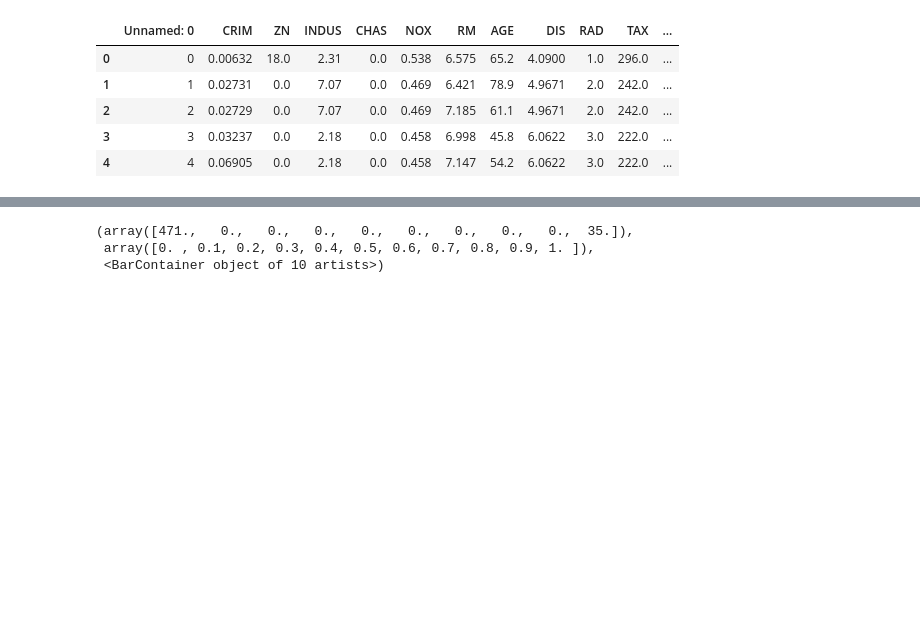
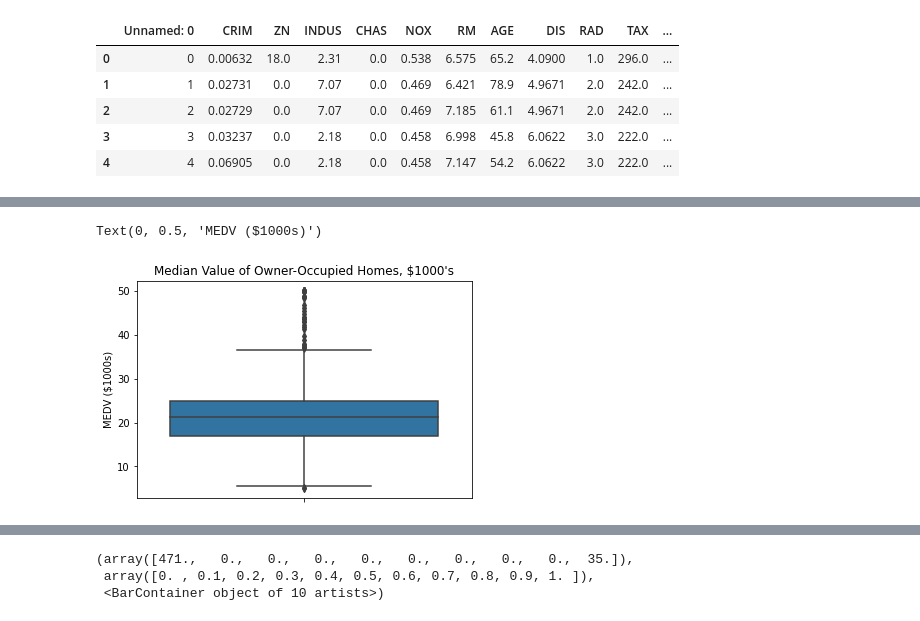
Before and after one commit to ashuvviet/CapstoneProject, a Jupyter notebook: StatisticsforDataSciencewithPython.ipynb, the cells around one changed output, grey strips where cells are left out. Drawn from its saved outputs; the diff is of its cells as text; code cells hidden in the pictures; blank space fills up the shorter version.

```diff
--- a/StatisticsforDataSciencewithPython.ipynb
+++ b/StatisticsforDataSciencewithPython.ipynb
@@ -34,0 +38,7 @@ sns.boxplot(y='MEDV', data=boston_df)
+# %%
+ax = sns.boxplot(y='MEDV', data=boston_df)
+ax.set_title("Median Value of Owner-Occupied Homes, $1000's")
+ax.set_ylabel('MEDV ($1000s)')
+# %% [output]
+Text(0, 0.5, 'MEDV ($1000s)')
+[figure, added]
```
Also changed, not shown: parts of 27 cells of this notebook.
